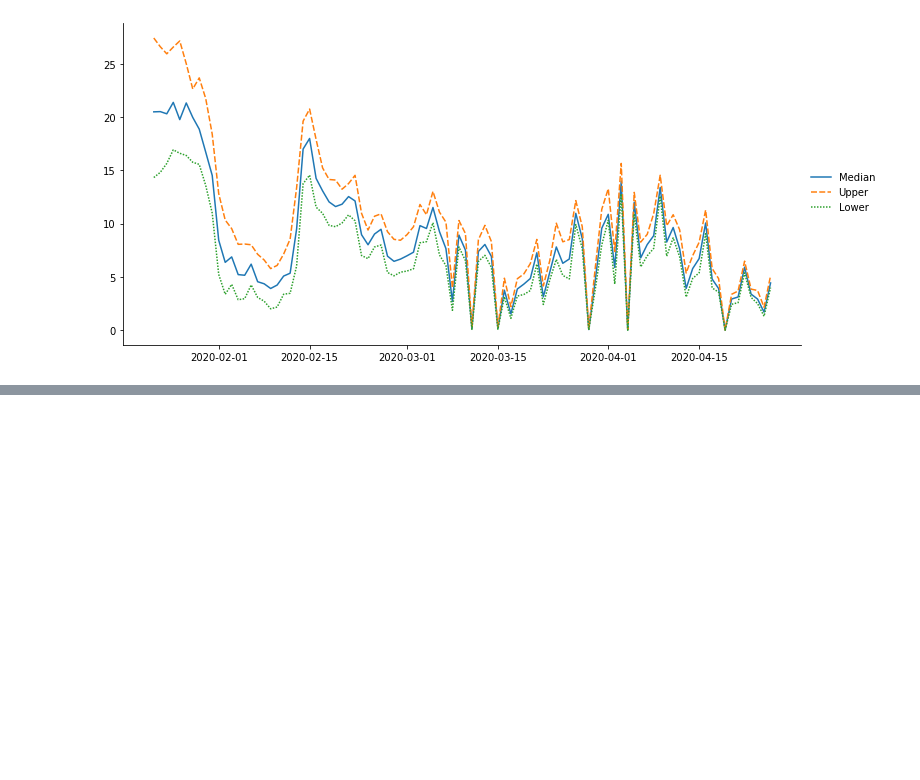
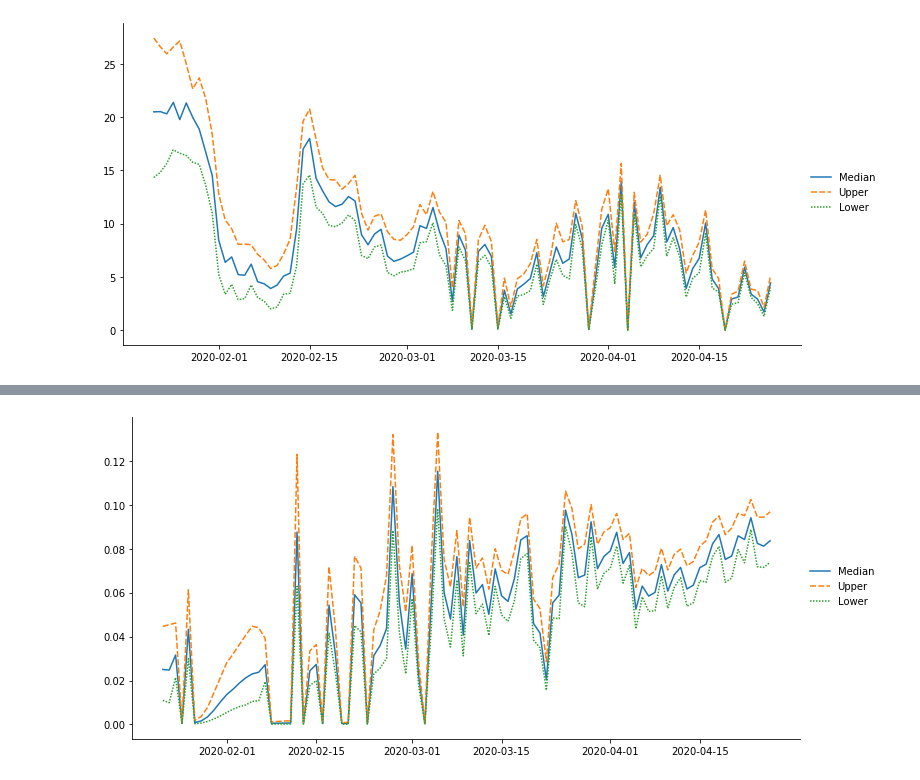
Before and after one commit to yoriyuki/BayesianCOVID19, a Jupyter notebook: notebook/BayesianCOVID19.ipynb, the cells around one changed output, grey strips where cells are left out. Cells and saved outputs as stored; diff of their text form; code cells hidden in the pictures; blank space fills up the shorter version.

```diff
--- a/notebook/BayesianCOVID19.ipynb
+++ b/notebook/BayesianCOVID19.ipynb
@@ -440,0 +505,5 @@ draw(R)
+# %%
+# Train the model and generate samples
+inits = 'random'
+fit_sim = sm_every.sampling(data=data_sim, iter=iteration, init=inits)
+inf_sim = az.from_pystan(fit_sim, log_likelihood='log_lik')
@@ -440,0 +517,7 @@ draw(R)
+# %%
+b_sim = pd.DataFrame(inf_sim.posterior['b'].stack(sample=('chain', 'draw')).values, index=index)
+q_sim = pd.DataFrame(inf_sim.posterior['q'].stack(sample=('chain', 'draw')).values, index=index)
+# %%
+draw(b_sim)
+# %% [output]
+[figure, added]
```
Also changed, not shown: parts of 17 cells of this notebook.
